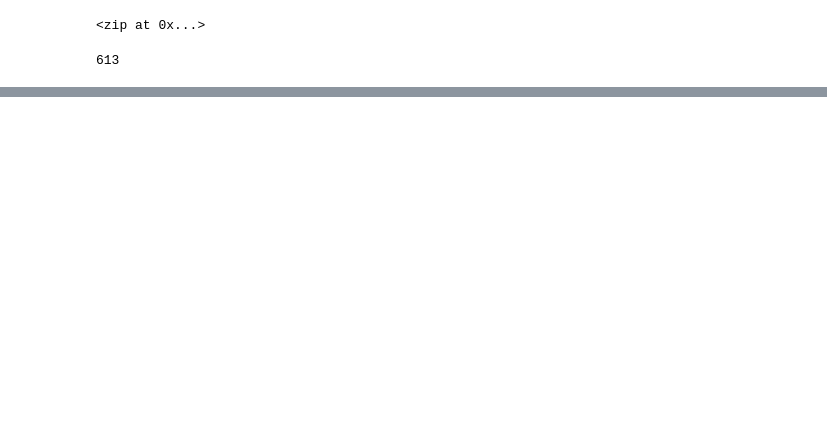
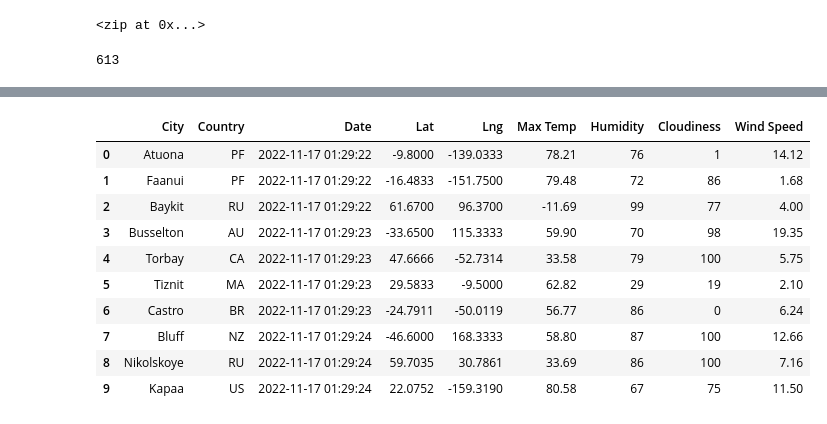
Before and after one commit to jhohing/World_Weather_Analysis, a Jupyter notebook: WeatherPy.ipynb, the cells around one changed output, grey strips where cells are left out. Drawn from its saved outputs; the diff is of its cells as text; code cells hidden in the pictures; blank space fills up the shorter version.

```diff
--- a/WeatherPy.ipynb
+++ b/WeatherPy.ipynb
@@ -32,0 +160,14 @@ len(cities)
+# %%
+city_data_df.head(10)
+# %% [output]
+|  | City | Country | Date | Lat | Lng | Max Temp | Humidity | Cloudiness | Wind Speed |
+| 0 | Atuona | PF | 2022-11-17 01:29:22 | -9.8000 | -139.0333 | 78.21 | 76 | 1 | 14.12 |
+| 1 | Faanui | PF | 2022-11-17 01:29:22 | -16.4833 | -151.7500 | 79.48 | 72 | 86 | 1.68 |
+| 2 | Baykit | RU | 2022-11-17 01:29:22 | 61.6700 | 96.3700 | -11.69 | 99 | 77 | 4.00 |
+| 3 | Busselton | AU | 2022-11-17 01:29:23 | -33.6500 | 115.3333 | 59.90 | 70 | 98 | 19.35 |
+| 4 | Torbay | CA | 2022-11-17 01:29:23 | 47.6666 | -52.7314 | 33.58 | 79 | 100 | 5.75 |
+| 5 | Tiznit | MA | 2022-11-17 01:29:23 | 29.5833 | -9.5000 | 62.82 | 29 | 19 | 2.10 |
+| 6 | Castro | BR | 2022-11-17 01:29:23 | -24.7911 | -50.0119 | 56.77 | 86 | 0 | 6.24 |
+| 7 | Bluff | NZ | 2022-11-17 01:29:24 | -46.6000 | 168.3333 | 58.80 | 87 | 100 | 12.66 |
+| 8 | Nikolskoye | RU | 2022-11-17 01:29:24 | 59.7035 | 30.7861 | 33.69 | 86 | 100 | 7.16 |
+| 9 | Kapaa | US | 2022-11-17 01:29:24 | 22.0752 | -159.3190 | 80.58 | 67 | 75 | 11.50 |
```
Also changed, not shown: parts of 9 cells of this notebook, 1 other file.
